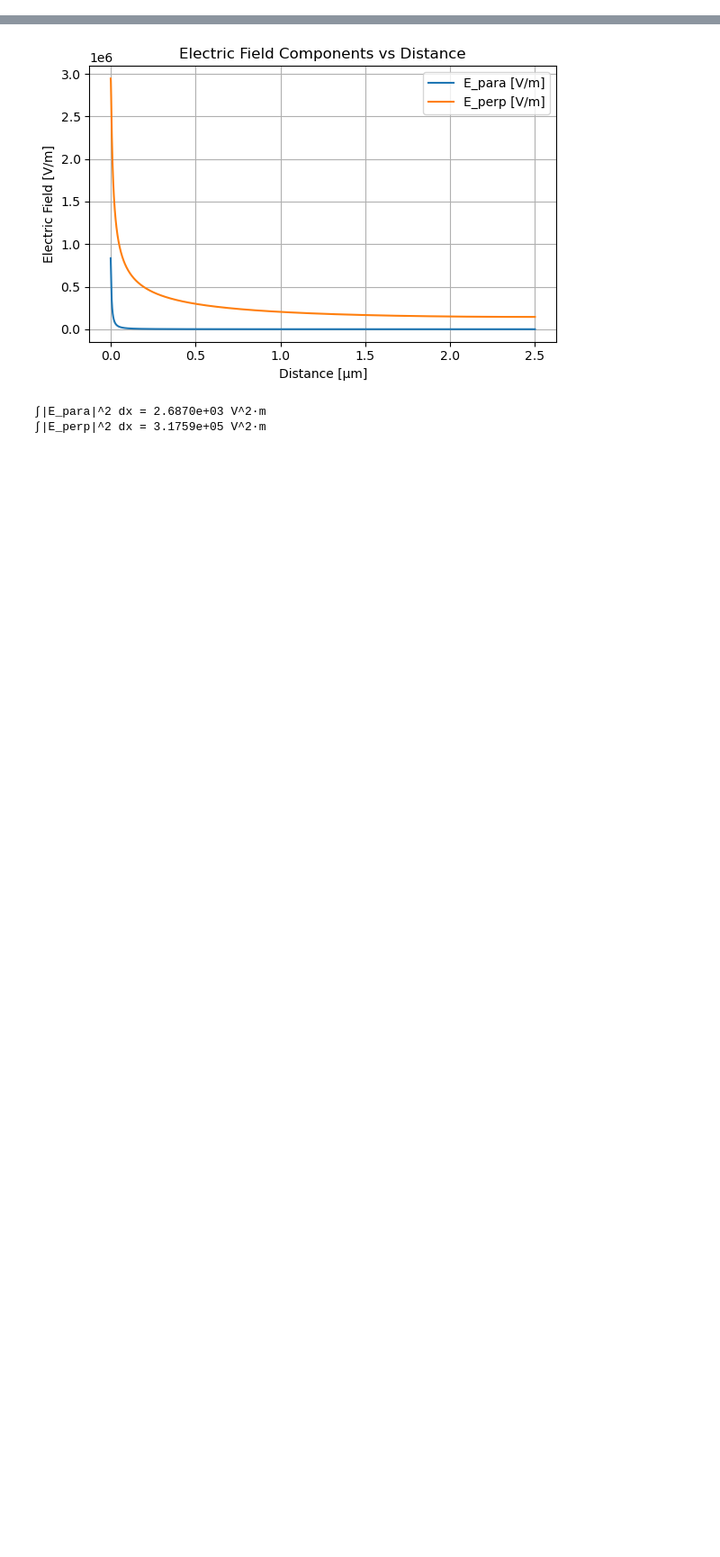
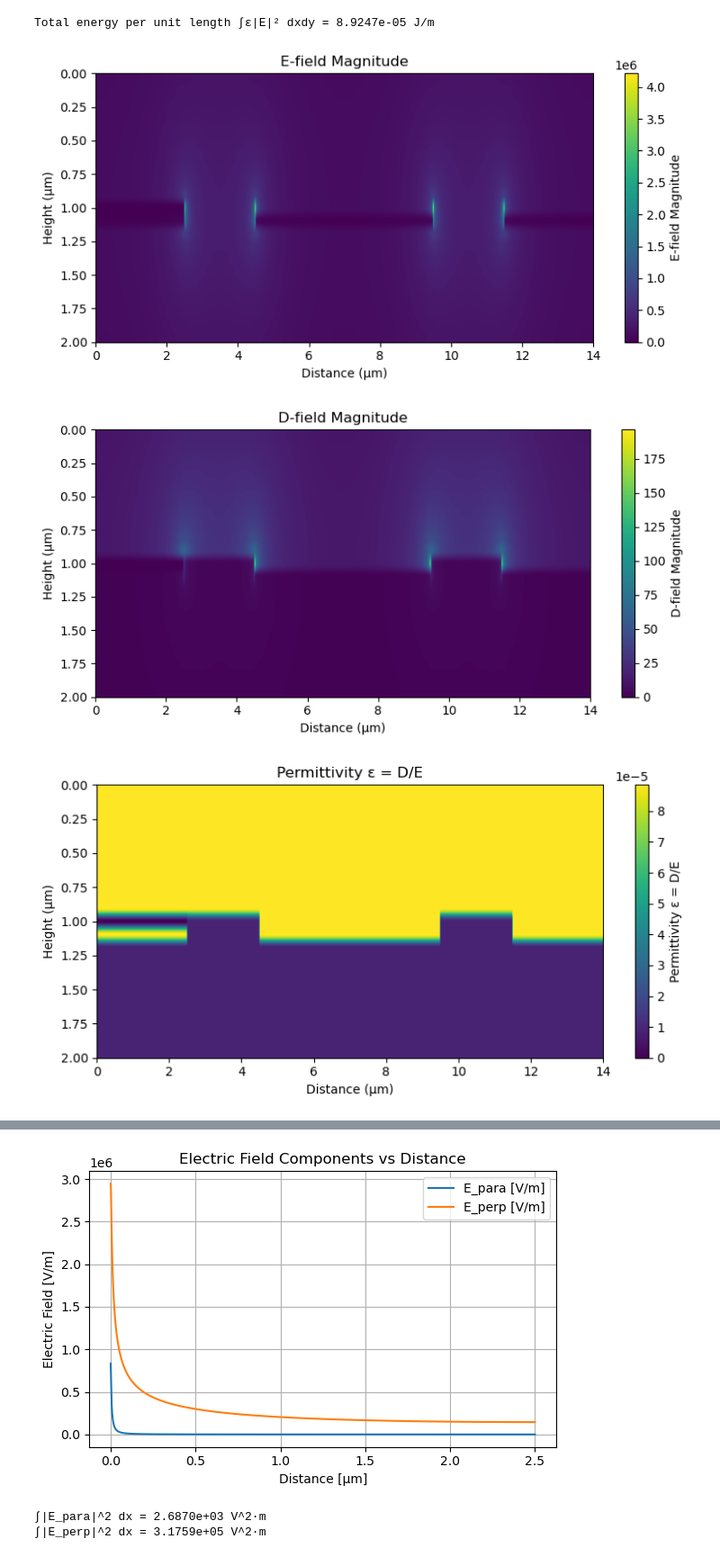
Before and after one commit to WeiRenSyong/Participation_Ratio_Calculation, a Jupyter notebook: Participation_Ratios_Calculation.ipynb, the cells around one changed output, grey strips where cells are left out. Shown: that part at 90% size. Cells and saved outputs as stored; diff of their text form; code cells hidden in the pictures; blank space fills up the shorter version.

Commit message:
plot_E_D_field

```diff
--- a/Participation_Ratios_Calculation.ipynb
+++ b/Participation_Ratios_Calculation.ipynb
@@ -6,0 +26,48 @@ import pandas as pd
+# %%
+# Extract distance and field arrays
+x_um = df_E.iloc[:, 0].values  # 1st column is distance (µm)
+E = df_E.iloc[:, 1:].values.T  # shape: [y, x]
+D = df_D.iloc[:, 1:].values.T  # shape: [y, x]
+# %%
+# Calculate permittivity ε = D / E (avoid divide-by-zero)
+with np.errstate(divide='ignore', invalid='ignore'):
+    epsilon = np.where(np.abs(E) > epsilon_floor, D / E, 0)
+
+# Calculate energy density: ε * E^2
+energy_density = epsilon * E**2
+
+# Convert microns to meters
+x_m = x_um * 1e-6
+y_step_m = y_step_um * 1e-6
+
+# Integrate along x (m)
+energy_x_integral = np.trapz(energy_density, x=x_m, axis=1)  # shape: [y]
+
+# Integrate along y (m): sum * delta_y
+total_energy_per_length = np.sum(energy_x_integral) * y_step_m  # J/m
+
+print(f"Total energy per unit length ∫ε|E|² dxdy = {total_energy_per_length:.4e} J/m")
+# %% [output]
+Total energy per unit length ∫ε|E|² dxdy = 8.9247e-05 J/m
+# %%
+# Optional heatmaps
+def plot_heatmap(data, title, x_um, y_um, cmap='viridis'):
+    plt.figure(figsize=(8, 4))
+    plt.imshow(data, extent=[x_um[0], x_um[-1], y_um[-1], y_um[0]], aspect='auto', cmap=cmap)
+    plt.colorbar(label=title)
+    plt.xlabel('Distance (µm)')
+    plt.ylabel('Height (µm)')
+    plt.title(title)
+    plt.tight_layout()
+    plt.show()
+
+y_um = np.arange(E.shape[0]) * y_step_um  # vertical axis (µm)
+
+plot_heatmap(E, 'E-field Magnitude', x_um, y_um)
+plot_heatmap(D, 'D-field Magnitude', x_um, y_um)
+plot_heatmap(epsilon, 'Permittivity ε = D/E', x_um, y_um)
+plot_heatmap(energy_density, 'Energy Density εE²', x_um, y_um)
+# %% [output]
+[figure, added]
+[figure, added]
+[figure, added]
```
Also changed, not shown: parts of 6 cells of this notebook.
